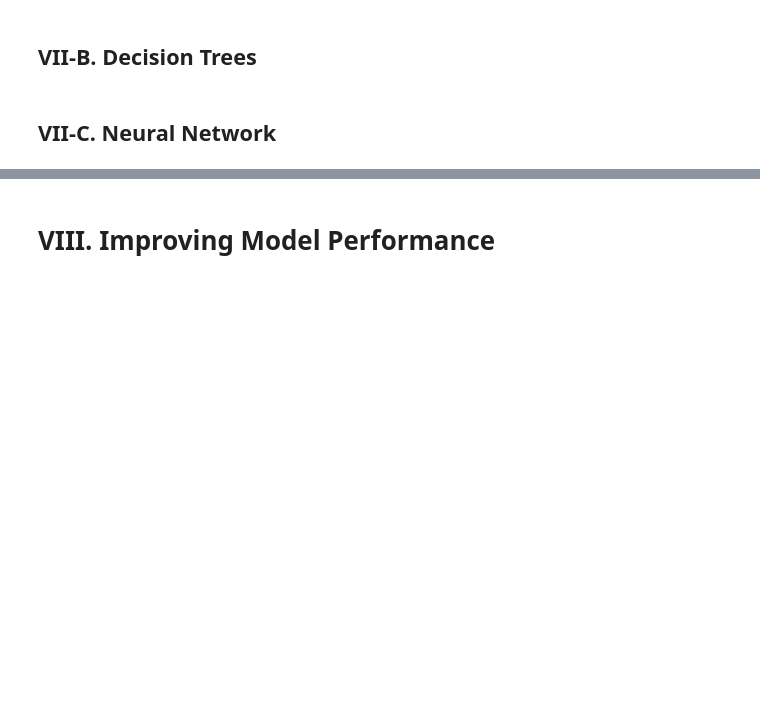
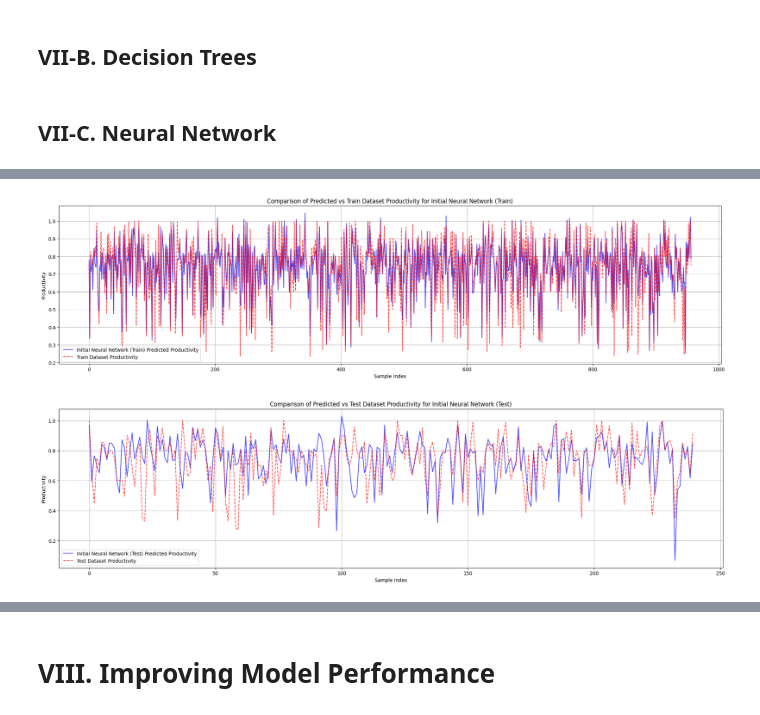
Before and after one commit to TeanConcio/CCPROG1-MP, a Jupyter notebook: machine_project_notebook.ipynb, the cells around one changed output, grey strips where cells are left out. Saved outputs shown, nothing was run; the diff lists cells and outputs as text; code cells hidden in the pictures; blank space fills up the shorter version.

```diff
--- a/machine_project_notebook.ipynb
+++ b/machine_project_notebook.ipynb
@@ -1018,0 +1039,16 @@ Initial Neural Network Test R^2: 0.017512328744594075
+# %%
+def plotProductivityError(y_test, y_pred, model_name, is_test):
+    string = 'Test' if is_test else 'Train'
+    indices = np.arange(len(y_pred))
+
+    plt.figure(figsize=(25, 6))
+    plt.plot(indices, y_pred, label=model_name+' Predicted Productivity', marker='', linestyle='-', color='blue', alpha=0.7)
+    plt.plot(indices, y_test, label=string + ' Dataset Productivity', marker='', linestyle='--', color='red', alpha=0.7)
+
+    plt.title("Comparison of Predicted vs " + string + " Dataset Productivity for " + model_name)
+    plt.xlabel("Sample Index")
+    plt.ylabel("Productivity")
+    plt.legend()
+    plt.grid(True)
+
+    plt.show()
@@ -1022,3 +1076,6 @@ Initial Neural Network Test R^2: 0.017512328744594075
 ## VII-B. Decision Trees
 # %% [markdown]
 ## VII-C. Neural Network
+# %%
+nn_y_train_pred = initial_nn_model.predict(X_train_scaled)
+nn_y_test_pred = initial_nn_model.predict(X_test_scaled)
@@ -1024,0 +1110,6 @@ Initial Neural Network Test R^2: 0.017512328744594075
+# %%
+plotProductivityError(y_train, nn_y_train_pred, 'Initial Neural Network (Train)', False)
+plotProductivityError(y_test, nn_y_test_pred, 'Initial Neural Network (Test)', True)
+# %% [output]
+[figure, added]
+[figure, added]
```
Also changed, not shown: parts of 14 cells of this notebook.
